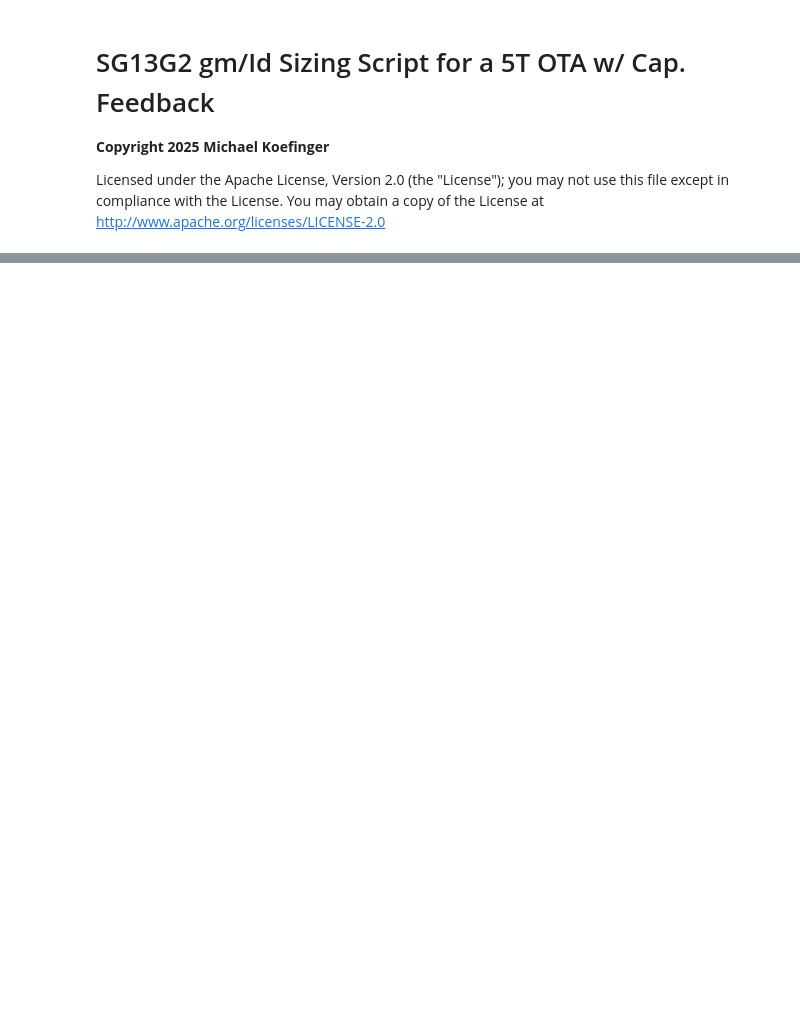
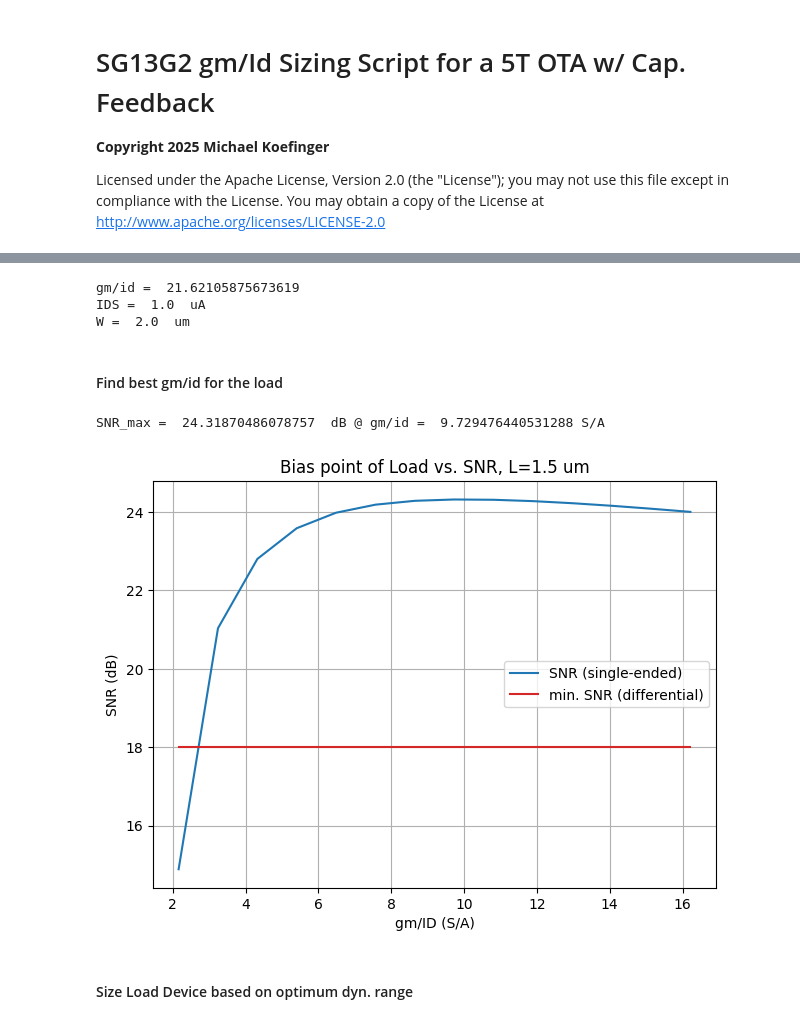
Before and after one commit to michaelk99/sg13g2_pipeadc_3b, a Jupyter notebook: python/sg13g2_sizing_ota_5t_cfb.ipynb, the cells around one changed output, grey strips where cells are left out. Cells and saved outputs as stored; diff of their text form; code cells hidden in the pictures; blank space fills up the shorter version.

```diff
--- a/python/sg13g2_sizing_ota_5t_cfb.ipynb
+++ b/python/sg13g2_sizing_ota_5t_cfb.ipynb
@@ -143,0 +176,8 @@ Wn0 = Iref/JDn0
+# %%
+c_load_tot = (alpha/beta)*k_t*temperature/(vn_rms_ota**2)
+c_fb_tot = (c_load_tot-cp_o)/(fanout*g+1-beta)+cp_f
+c_input = g*c_fb_tot
+c_load = fanout*c_input
+cp_i = cr*(c_input+c_fb_tot) # may model this as cgs of input caps
+print("CL = ", c_load/1e-15, " fF")
+print("Cgs = ", cp_i/1e-15, " fF")
@@ -143,0 +189,5 @@ Wn0 = Iref/JDn0
+# %%
+gm_active = (c_load_tot+cp_o)*gbw/beta
+#gm_active = (go_active+go_load)/beta*np.sqrt((gbw*(c_load_tot+cp_o)/(go_active+go_load))^2+1)
+print("gm = ", gm_active/1e-9, " nS")
+print("gm/cgs =", gm_active/cp_i/1e8, "1e8 rad/s")
@@ -174,0 +219,63 @@ gmIDn0 = 28.6 S/A
+# %%
+
+gm_id_ = mos_active.look_up('GM_ID', GM_CGB = -gm_active/cp_i, VSB=vtail, VDS=(vcmo-vtail), L=l_active_round)
+
+if gm_id_ >= GM_ID_MIN_CONST and gm_id_ <= GM_ID_MAX_CONST:
+    gm_id_active = gm_id_
+else:
+    gm_id_active = gm_id_active_default
+
+print("gm/id = ", gm_id_active)
+i_drain = gm_active/gm_id_active
+
+if i_drain < i_drain_min:
+    i_drain = i_drain_min
+    gm_active = gm_id_active*i_drain
+
+if i_drain > i_tail_max/2:
+    i_drain = i_tail_max/2
+
+j_drain = mos_active.look_up('ID_W', GM_ID=gm_id_active, VSB=vtail, VDS=(vcmo-vtail), L=l_active_round)
+w_active = i_drain/j_drain
+w_active_round = max(round(w_active*2)/2, 0.5)
+vdsat_active = 2/gm_id_active
+print("IDS = ", i_drain/1e-6, " uA")
+print("W = ", w_active_round, " um")
+# %% [output]
+gm/id =  21.62105875673619
+IDS =  1.0  uA
+W =  2.0  um
+# %% [markdown]
+#### Find best gm/id for the load
+# %%
+STH_active = mos_active.look_up('STH_GM', GM_ID = gm_id_active, VSB=vtail, VDS=(vcmo-vtail), L=l_active_round)*gm_active
+gamma_active = STH_active/(4*k_t*temperature*gm_active)
+gm_load_vec = np.arange(0.1,0.8,0.05)*gm_active
+alpha_vec = gamma_active*(1+gamma_load/gamma_active*gm_load_vec/gm_active)
+gm_id_load_vec = gm_load_vec/i_drain
+# TODO: check if calc. snr lines up with simulation, single ended vs. differential issue?
+vo_p_se_vec = vdd-vtail-2/gm_id_active-2/gm_id_load_vec
+p_sig_vec = (vo_p_se_vec/np.sqrt(2))**2
+p_noi_vec = alpha_vec/beta*k_t*temperature/c_load_tot
+snr_vec = 10*np.log10(p_sig_vec/p_noi_vec)
+snr_max = np.max(snr_vec)
+idx = np.squeeze(np.where(np.isclose(snr_vec,snr_max)))
+gm_load = gm_load_vec[idx]
+print("SNR_max = ", snr_max, " dB @ gm/id = ", gm_load/i_drain, "S/A")
+
+fig, ax1 = plt.subplots()
+ax1.grid(axis='both')
+ax1.set_xlabel('gm/ID (S/A)')
+ax1.set_ylabel('SNR (dB)')
+ax1.plot(gm_id_load_vec, snr_vec, color='tab:blue')
+ax1.plot(gm_id_load_vec, snr_margin_db*np.ones(len(snr_vec)), color='tab:red')
+ax1.tick_params(axis='y')
+ax1.legend(loc='center right', labels=['SNR (single-ended)', 'min. SNR (differential)'])
+fig.tight_layout()
+plt.title('Bias point of Load vs. SNR, L='+str(l_active_round)+' um')
+plt.show()
+# %% [output]
+SNR_max =  24.31870486078757  dB @ gm/id =  9.729476440531288 S/A
+[figure, added]
+# %% [markdown]
+#### Size Load Device based on optimum dyn. range
```
Also changed, not shown: parts of 33 cells of this notebook.
